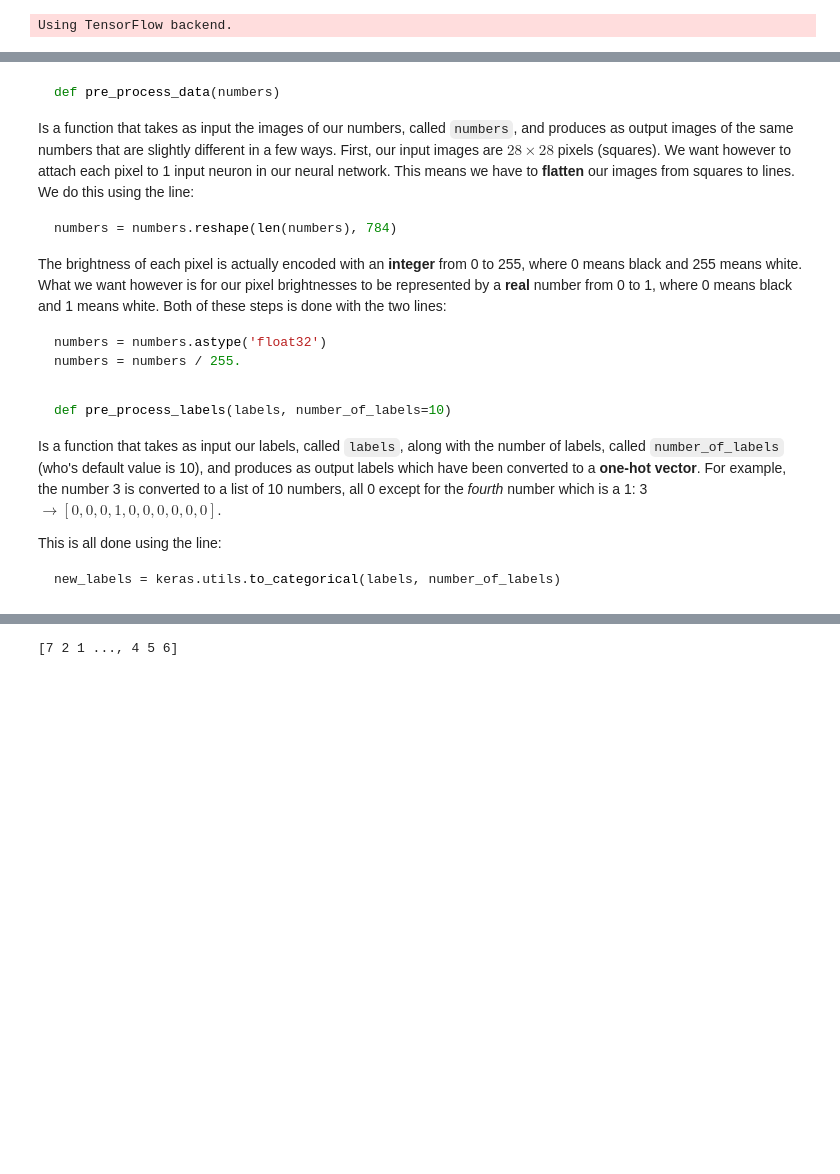
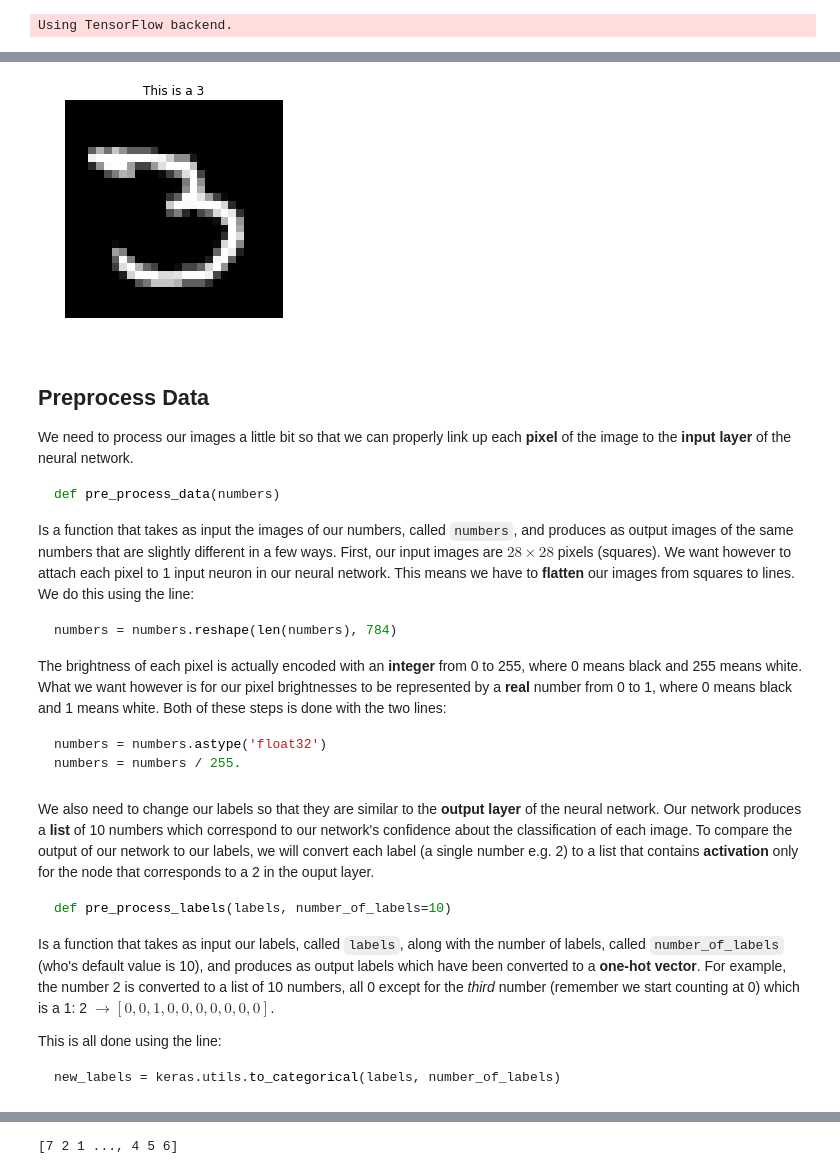
Before and after one commit to stevenstetzler/kahs-nn, a Jupyter notebook: digits/digit_classifier.ipynb, the cells around one changed output, grey strips where cells are left out. Drawn from its saved outputs; the diff is of its cells as text; code cells hidden in the pictures; blank space fills up the shorter version.

Commit message:
Finished neural network notebook

````diff
--- a/digits/digit_classifier.ipynb
+++ b/digits/digit_classifier.ipynb
@@ -39,3 +73,13 @@ def show_numbers(numbers, labels):
         plt.rc('axes', titlesize=16)
         # Show the image!
         plt.show()
+# %%
+def get_random_images_and_labels(images, labels, num_to_get):
+    indices = np.arange(len(images))
+
+    random_indices = np.random.choice(indices, num_to_get)
+
+    random_images = images[random_indices]
+    corresponding_labels = labels[random_indices]
+
+    return random_images, corresponding_labels
@@ -42,4 +89,23 @@ def show_numbers(numbers, labels):
+# %%
+# Load the data and split it into training and testing data
+train_data, test_data = mnist.load_data()
+
+# Split up the training and testing data into their corresponding
+number_images, number_labels = train_data
+x_test, y_test = test_data
+
+# Let's see what the data actually looks like
+num_images_to_show = 1
+
+random_images, corresponding_labels = get_random_images_and_labels(number_images, number_labels, num_images_to_show)
+
+show_numbers(random_images, corresponding_labels)
+# %% [output]
+[figure, added]
 # %% [markdown]
+## Preprocess Data
+We need to process our images a little bit so that we can properly link up each **pixel** of the image to the **input layer** of the neural network.
+
 ```python
 def pre_process_data(numbers)
 ```
@@ -62,8 +131,9 @@ def pre_process_data(numbers):
 # %% [markdown]
+We also need to change our labels so that they are similar to the **output layer** of the neural network. Our network produces a **list** of 10 numbers which correspond to our network's confidence about the classification of each image. To compare the output of our network to our labels, we will convert each label (a single number e.g. 2) to a list that contains **activation** only for the node that corresponds to a 2 in the ouput layer.
 ```python
 def pre_process_labels(labels, number_of_labels=10)
 ```
-Is a function that takes as input our labels, called `labels`, along with the number of labels, called `number_of_labels` (who's default value is 10), and produces as output labels which have been converted to a **one-hot vector**. For example, the number 3 is converted to a list of 10 numbers, all 0 except for the *fourth* number which is a 1: 3 $\rightarrow \left[0, 0, 0, 1, 0, 0, 0, 0, 0, 0\right]$.
+Is a function that takes as input our labels, called `labels`, along with the number of labels, called `number_of_labels` (who's default value is 10), and produces as output labels which have been converted to a **one-hot vector**. For example, the number 2 is converted to a list of 10 numbers, all 0 except for the *third* number (remember we start counting at 0) which is a 1: 2 $\rightarrow \left[0, 0, 1, 0, 0, 0, 0, 0, 0, 0\right]$.
 
 This is all done using the line:
 ```python
````
Also changed, not shown: parts of 23 cells of this notebook.
